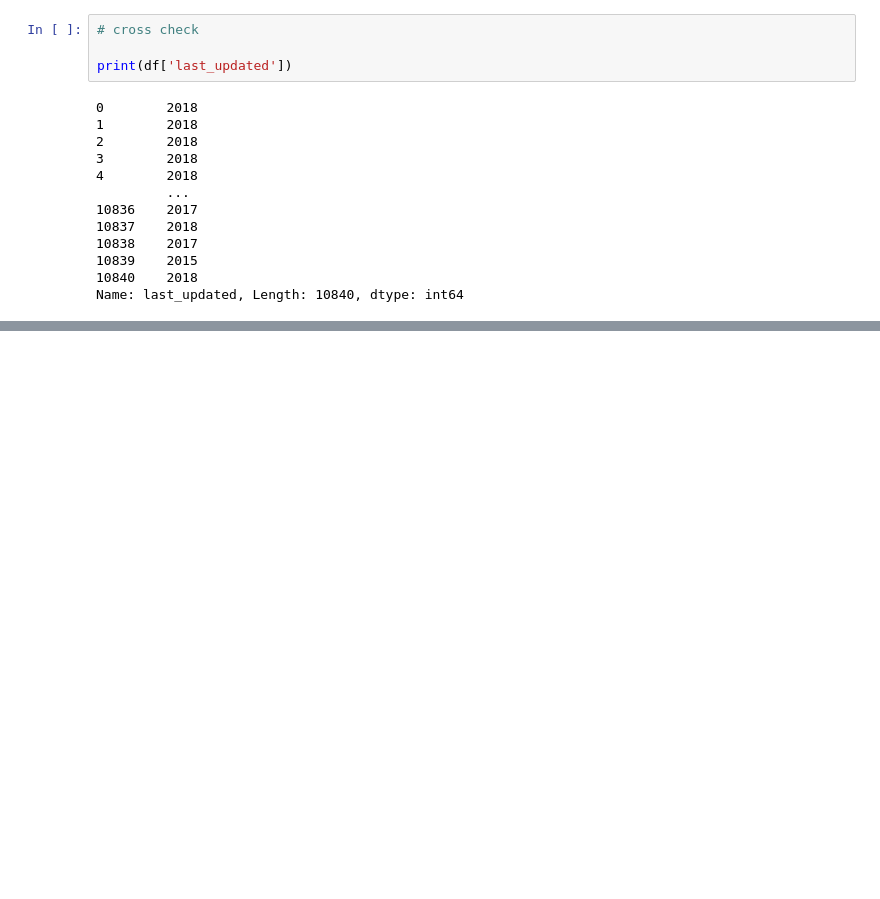
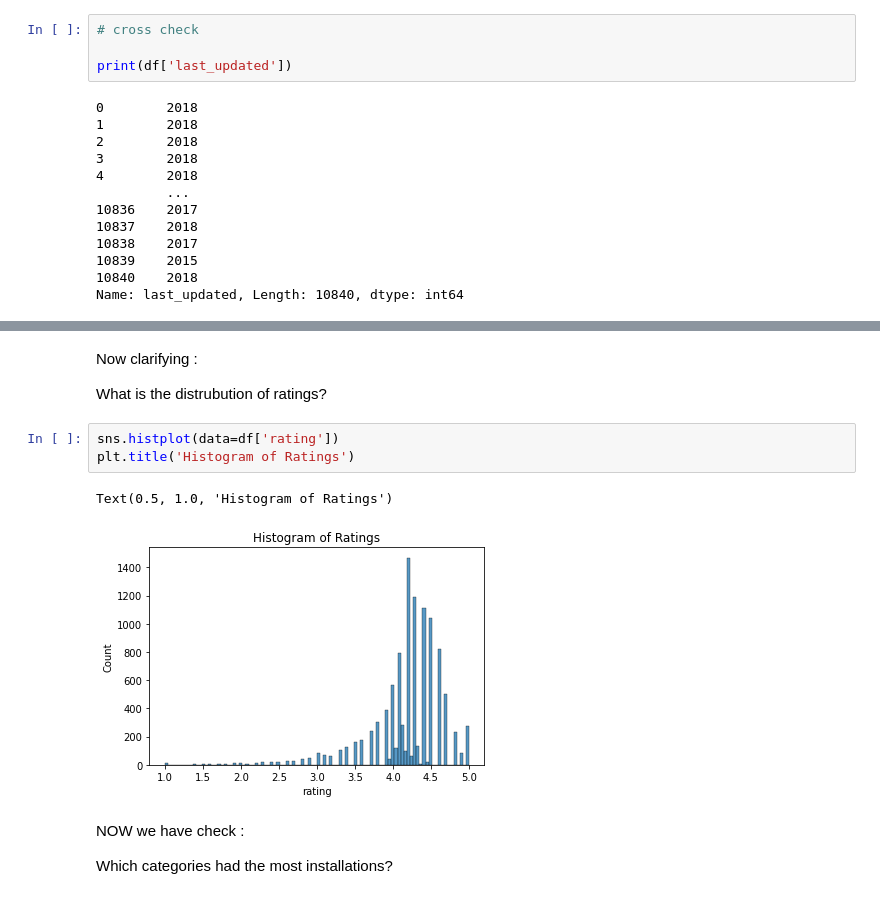
Before and after one commit to AjayJAjay/PlayStore-App-Review-Analysis, a Jupyter notebook: Play_Store_App_Review_Analysis_Capstone_Project.ipynb, the cells around one changed output, grey strips where cells are left out. Drawn from its saved outputs; the diff is of its cells as text; blank space fills up the shorter version.

```diff
--- a/Play_Store_App_Review_Analysis_Capstone_Project.ipynb
+++ b/Play_Store_App_Review_Analysis_Capstone_Project.ipynb
@@ -293,0 +472,14 @@ Name: last_updated, Length: 10840, dtype: int64
+# %% [markdown]
+Now clarifying :
+
+What is the distrubution of ratings?
+# %%
+sns.histplot(data=df['rating'])
+plt.title('Histogram of Ratings')
+# %% [output]
+Text(0.5, 1.0, 'Histogram of Ratings')
+[figure, added]
+# %% [markdown]
+NOW we have check :
+
+Which categories had the most installations?
```
Also changed, not shown: parts of 27 cells of this notebook.
